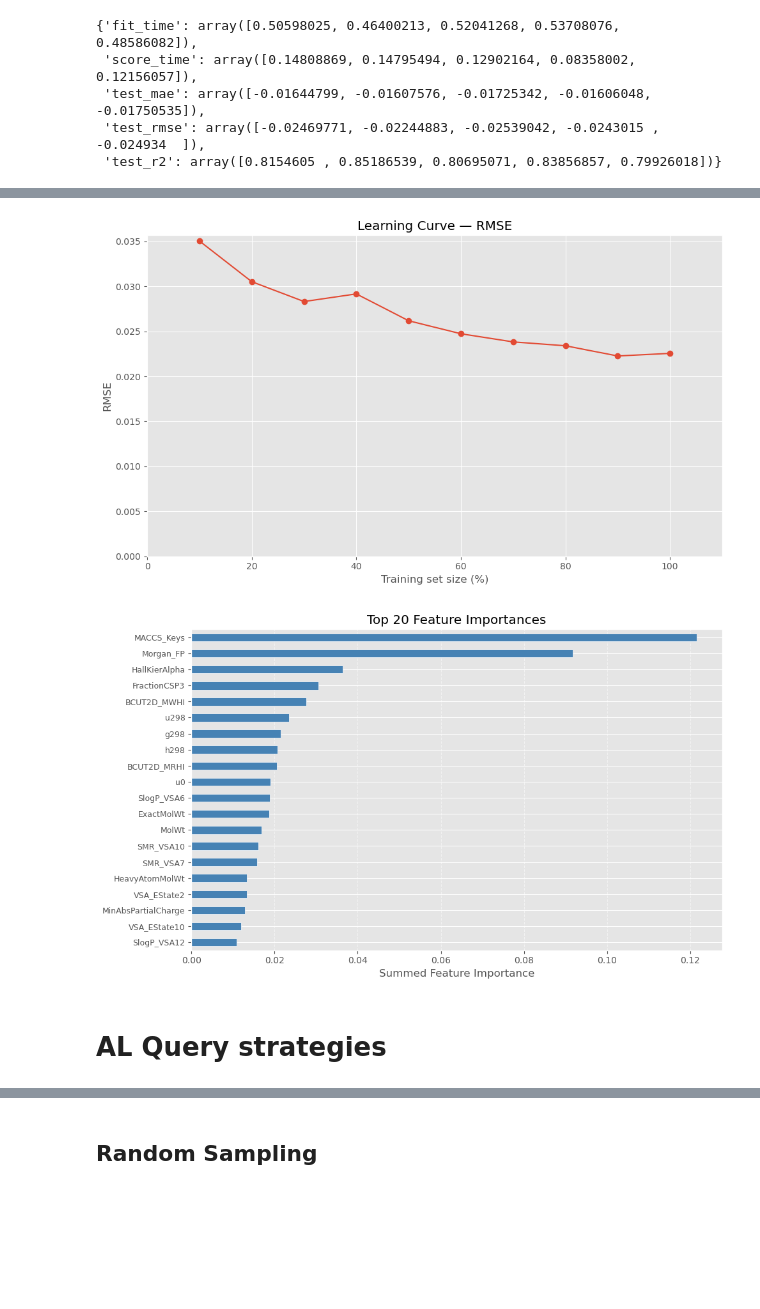
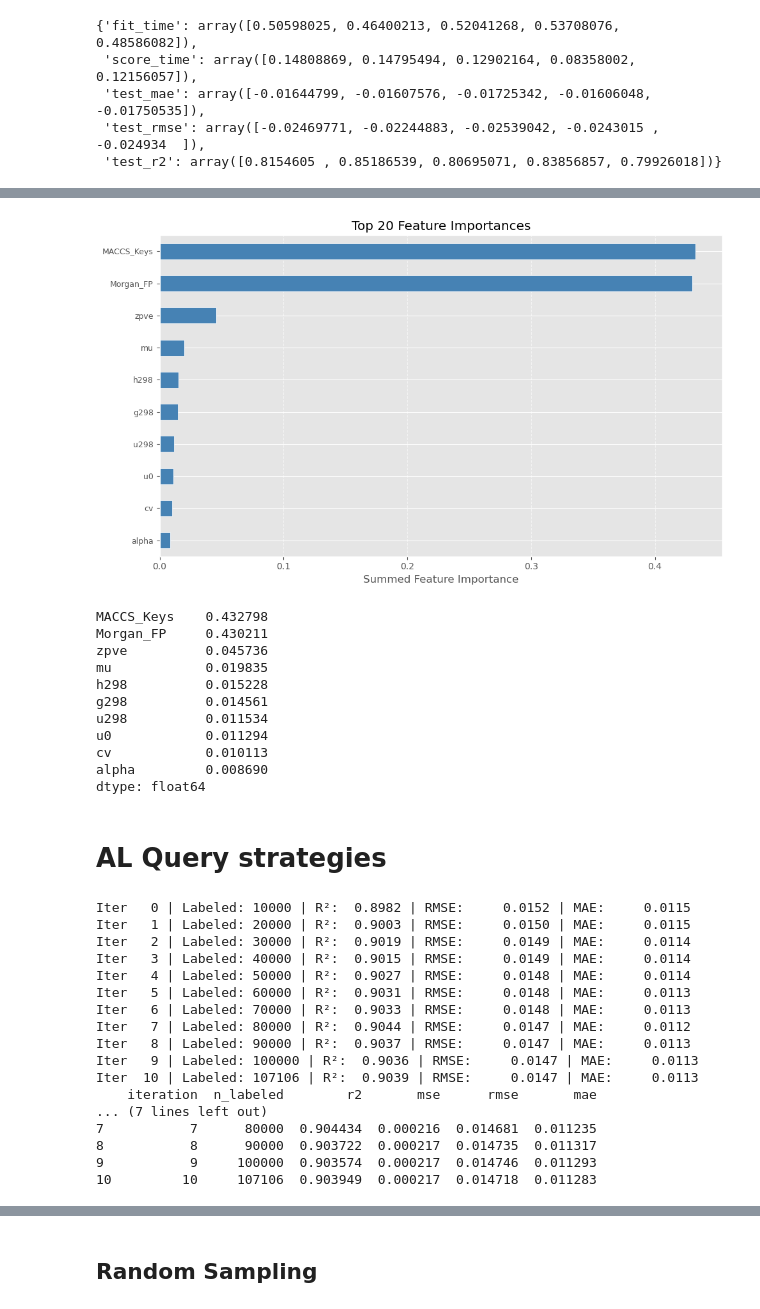
Before and after one commit to minhnghian03/property-prediction-al, a Jupyter notebook: ml/qm9_ml.ipynb, the cells around one changed output, grey strips where cells are left out. Drawn from its saved outputs; the diff is of its cells as text; code cells hidden in the pictures; blank space fills up the shorter version.

```diff
--- a/ml/qm9_ml.ipynb
+++ b/ml/qm9_ml.ipynb
@@ -656,3 +649,7 @@ committee = committee_model(models, X_train, y_train)
+# %%
+rf = joblib.load('models/rf/qm9/rf_gap_qm9.pkl')
+kr = joblib.load('models/kr/qm9/kr_gap_qm9.pkl')
+xgb= joblib.load('models/xgb/qm9/xgb_gap_qm9.pkl')
 # %%
 # Score of the model
 rf_score = {
@@ -727,5 +735,3 @@ Mean R²   = 0.822
  'test_mae': array([-0.01644799, -0.01607576, -0.01725342, -0.01606048, -0.01750535]),
  'test_rmse': array([-0.02469771, -0.02244883, -0.02539042, -0.0243015 , -0.024934  ]),
  'test_r2': array([0.8154605 , 0.85186539, 0.80695071, 0.83856857, 0.79926018])}
-# %%
-plot_learning_curve(X_train, y_train, X_test, y_test, rf, 'r2')
@@ -734,16 +738,18 @@ plot_learning_curve(X_train, y_train, X_test, y_test, rf, 'r2')
-# %%
-plot_learning_curve(X_train, y_train, X_test, y_test, rf, 'rmse')
-# %% [output]
-[figure, removed]
 # %%
-agg = plot_feature_importances(
-    model=rf,
-    qm9_features=qm9_features,
-    rdkit_features=rdkit_features,
-    top_n=20,
-)
+plot_feature_importances(rf)
 # %% [output]
-[figure, old version]
+[figure, new version]
+MACCS_Keys    0.432798
+Morgan_FP     0.430211
+zpve          0.045736
+mu            0.019835
+h298          0.015228
+g298          0.014561
+u298          0.011534
+u0            0.011294
+cv            0.010113
+alpha         0.008690
+dtype: float64
 # %% [markdown]
 # AL Query strategies
 # %%
@@ -846,0 +943,32 @@ def mult_al(model, query_strat, n_runs=N_RUNS, qbc=False):
+# %%
+n_initial = 10000
+batch_size = 10000
+n_queries = (len(X_train) - n_initial + batch_size - 1) // batch_size
+
+results = active_learning_loop(
+    X_train, y_train, X_test, y_test,
+    model=xgb,
+    n_initial=n_initial,
+    n_queries=n_queries,
+    batch_size=batch_size,
+)
+
+print(results)
+# %% [output]
+Iter   0 | Labeled: 10000 | R²:  0.8982 | RMSE:     0.0152 | MAE:     0.0115
+Iter   1 | Labeled: 20000 | R²:  0.9003 | RMSE:     0.0150 | MAE:     0.0115
+Iter   2 | Labeled: 30000 | R²:  0.9019 | RMSE:     0.0149 | MAE:     0.0114
+Iter   3 | Labeled: 40000 | R²:  0.9015 | RMSE:     0.0149 | MAE:     0.0114
+Iter   4 | Labeled: 50000 | R²:  0.9027 | RMSE:     0.0148 | MAE:     0.0114
+Iter   5 | Labeled: 60000 | R²:  0.9031 | RMSE:     0.0148 | MAE:     0.0113
+Iter   6 | Labeled: 70000 | R²:  0.9033 | RMSE:     0.0148 | MAE:     0.0113
+Iter   7 | Labeled: 80000 | R²:  0.9044 | RMSE:     0.0147 | MAE:     0.0112
+Iter   8 | Labeled: 90000 | R²:  0.9037 | RMSE:     0.0147 | MAE:     0.0113
+Iter   9 | Labeled: 100000 | R²:  0.9036 | RMSE:     0.0147 | MAE:     0.0113
+Iter  10 | Labeled: 107106 | R²:  0.9039 | RMSE:     0.0147 | MAE:     0.0113
+    iteration  n_labeled        r2       mse      rmse       mae
+... (7 lines left out)
+7           7      80000  0.904434  0.000216  0.014681  0.011235
+8           8      90000  0.903722  0.000217  0.014735  0.011317
+9           9     100000  0.903574  0.000217  0.014746  0.011293
+10         10     107106  0.903949  0.000217  0.014718  0.011283
```
Also changed, not shown: parts of 19 cells of this notebook, 7 other files.
